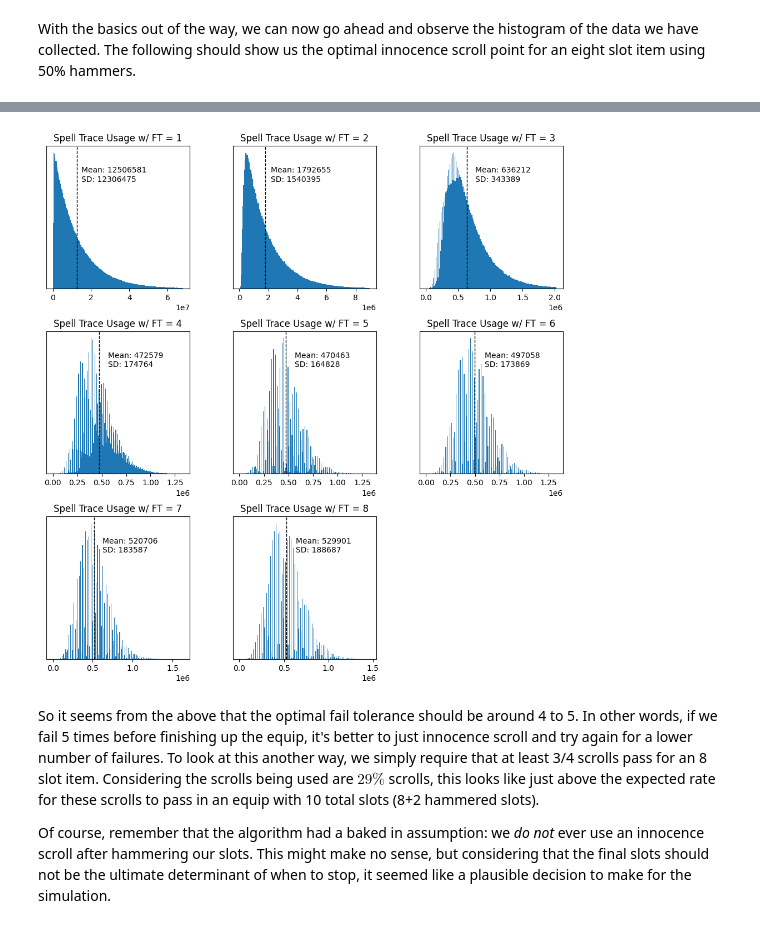
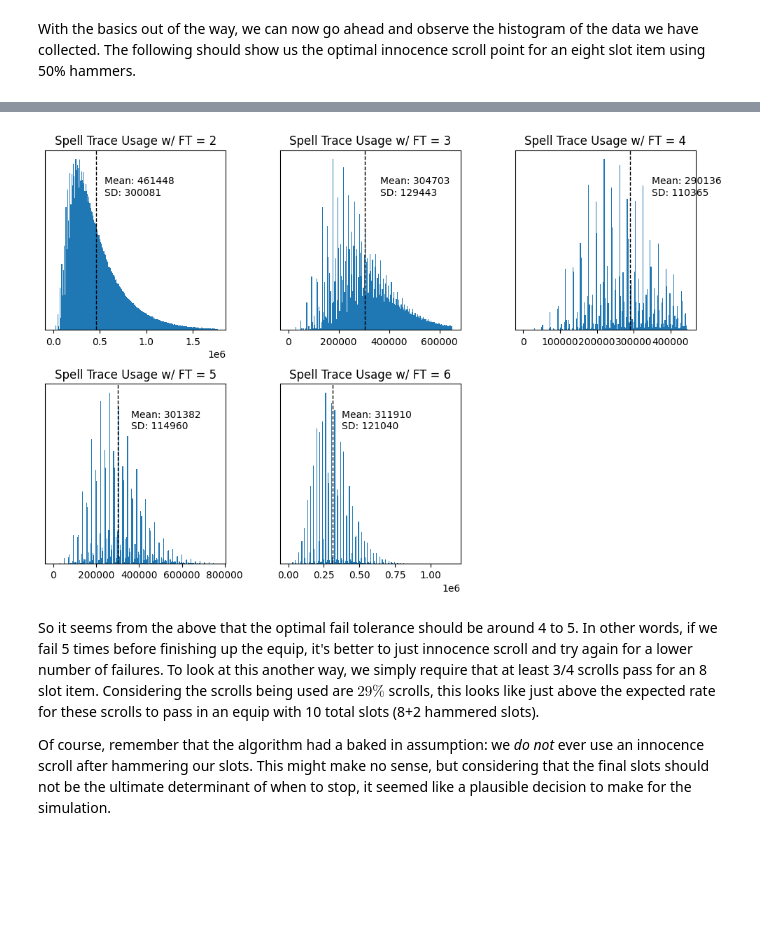
Before and after one commit to BrianMH/MSim, a Jupyter notebook: analysis/strace_analysis.ipynb, the cells around one changed output, grey strips where cells are left out. Drawn from its saved outputs; the diff is of its cells as text; code cells hidden in the pictures; blank space fills up the shorter version.

```diff
--- a/analysis/strace_analysis.ipynb
+++ b/analysis/strace_analysis.ipynb
@@ -41,7 +41,7 @@ From this, we can attempt to enforce that (across all trials), all of these prob
 # first import the results
 import pickle
 
-with open("./res_output.pkl", 'rb') as inFile:
+with open("./res_output4.pkl", 'rb') as inFile:
     resDicts = pickle.load(inFile)
 # %%
 # look quickly at how our data is being indexed
@@ -157,34 +164,34 @@ With the basics out of the way, we can now go ahead and observe the histogram of
 # %%
 # begin plotting each distribution for total trace cost first (it should not be normal as it is the sum of three different distributions)
 fig, plots = plt.subplots(int(np.ceil(np.sqrt(totUniqueCombs))), int(np.ceil(np.sqrt(totUniqueCombs))), figsize = (12, 12))
 
 # flatten our plot (irrelevant in this case)
 plots = [plot for plotRow in plots for plot in plotRow]
 
 # The graphs seem to be heavily one-sided so this can manipulate the boundaries to be more visible
 maxWeights = [0.4, 0.4, 0.4, 0.7, 0.8, 0.8, 0.8, 0.8]
 
 # Then plot each element in the grid as a histogram
 for plotInd in range(totUniqueCombs):
-    relDf = resDf[resDf['Inno Fail Count'] == plotInd + 1]
+    relDf = resDf[resDf['Inno Fail Count'] == plotInd + resDf['Inno Fail Count'].min()]
     relDf.hist('totalTraceCost', ax = plots[plotInd], bins = 200, range = [0, maxWeights[plotInd]*relDf['totalTraceCost'].max()], density = True)
-    plots[plotInd].set_title("Spell Trace Usage w/ FT = {}".format(plotInd+1))
+    plots[plotInd].set_title("Spell Trace Usage w/ FT = {}".format(plotInd + resDf['Inno Fail Count'].min()))
     plots[plotInd].grid(False)
 
     # plot a meanline for more info
     curMean = relDf['totalTraceCost'].mean()
     curStd = relDf['totalTraceCost'].std()
     plots[plotInd].axvline(curMean, color = 'k', linestyle = 'dashed', linewidth = 1)
     plots[plotInd].text(curMean*1.2, plots[plotInd].get_ylim()[1]*0.75, 'Mean: {:.0f}\nSD: {:.0f}'.format(curMean, curStd))
 
     # remove y-lim (as it has no intrinsic meaning in a pdf plot)
     plots[plotInd].get_yaxis().set_visible(False)
 
 # And disable any unnecessary plots
 for plotInd in range(totUniqueCombs, len(plots)):
     plots[plotInd].set_visible(False)
 # %% [output]
-[figure, old version]
+[figure, new version]
 # %% [markdown]
 So it seems from the above that the optimal fail tolerance should be around 4 to 5. In other words, if we fail 5 times before finishing up the equip, it's better to just innocence scroll and try again for a lower number of failures. To look at this another way, we simply require that at least 3/4 scrolls pass for an 8 slot item. Considering the scrolls being used are $29\%$ scrolls, this looks like just above the expected rate for these scrolls to pass in an equip with 10 total slots (8+2 hammered slots).
 
```
Also changed, not shown: parts of 5 cells of this notebook, 2 other files.
